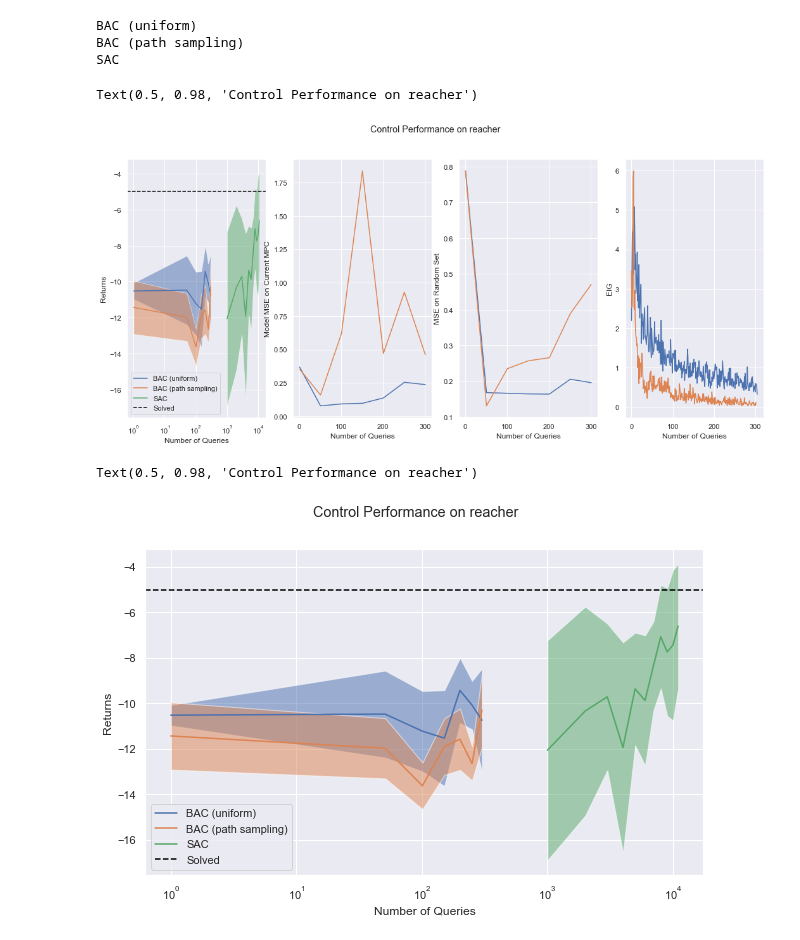
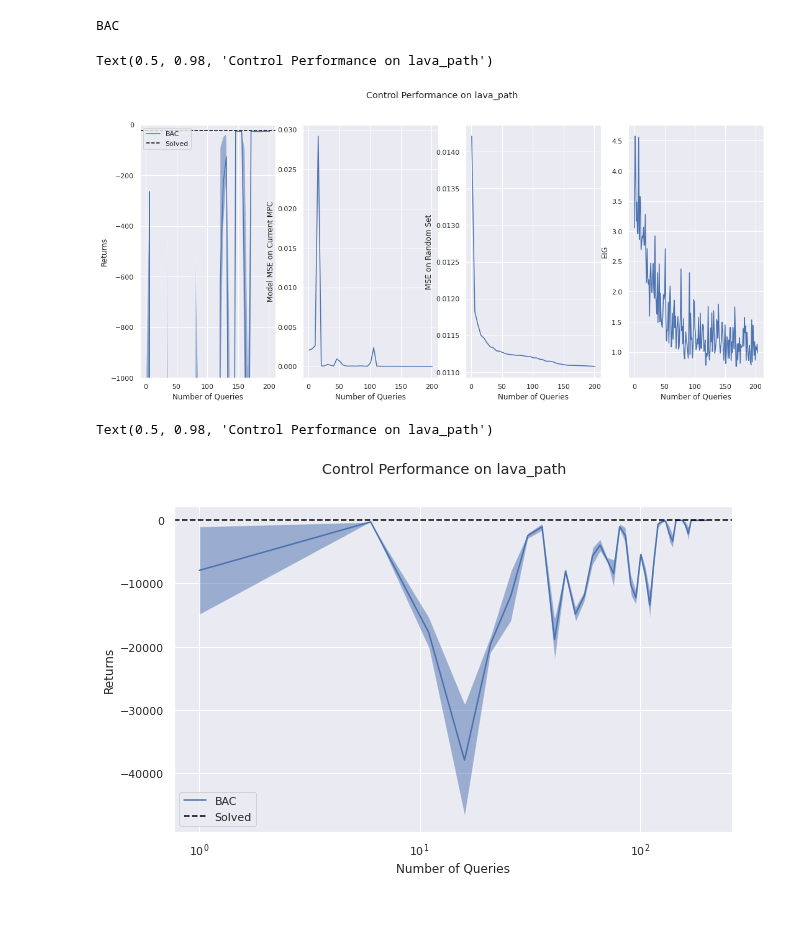
Before and after one commit to fusion-ml/trajectory-information-rl, a Jupyter notebook: notebooks/plot_returns.ipynb, the cells around one changed output. Drawn from its saved outputs; the diff is of its cells as text; code cells hidden in the pictures; blank space fills up the shorter version.

Commit message:
lava path stuff

```diff
--- a/notebooks/plot_returns.ipynb
+++ b/notebooks/plot_returns.ipynb
@@ -13,7 +13,7 @@ sns.set_theme()
 base_path = Path('../experiments')
 baseline_path = Path('../../bac-baselines/experiments')
 # %%
-env_name = 'reacher'
+env_name = 'lava_path'
 # %%
 pend_paths = {# 'BAC (seed 12)': 'random_init_12_2021-08-05/10-02-01/',
          'BAC': 'pend_norm_tele_mg_3mc_2021-08-16/21-16-21',
@@ -33,6 +33,10 @@ cartpole_paths = {
          'TD3': 'td3_cartpole_2021-08-31/16-45-53/',
          'PPO': 'cartpole_ppo_fixed_2021-08-31/extra/',
 }
+# %%
+lava_paths = {
+        'BAC': 'bac_lava_path_2021-09-08/23-22-54',
+}
 # %%
 reacher_paths = {
         'BAC (uniform)': 'bac_reacher_2021-09-01/17-14-04/',
@@ -40,9 +44,9 @@ reacher_paths = {
         'SAC': 'sac_reacher_2021-09-02/22-41-22/',
 }
 # %%
-all_paths = {"cartpole": cartpole_paths, "pendulum": pend_paths, "reacher": reacher_paths}
+all_paths = {"cartpole": cartpole_paths, "pendulum": pend_paths, "reacher": reacher_paths, 'lava_path': lava_paths}
 paths = all_paths[env_name]
-gt = {"pendulum": -200, "cartpole": -12.5, "reacher": -5}
+gt = {"pendulum": -200, "cartpole": -12.5, "reacher": -5, 'lava_path': -23}
 gt_val = gt[env_name]
 # %%
 def process_bac(data):
@@ -75,9 +79,7 @@ for key, path in paths.items():
         continue
     print(f"Data for {key} not found!")
 # %% [output]
-BAC (uniform)
-BAC (path sampling)
-SAC
+BAC
 # %%
 fig, [ax1, ax2, ax3, ax4] = plt.subplots(1, 4, figsize=(18, 7.5))
 for key, vals in data.items():
@@ -87,36 +89,38 @@ for key, vals in data.items():
     ax1.plot(ndata, rmean, label=key)
     ax1.fill_between(ndata, rmean - rstderr, rmean + rstderr, alpha=0.5)
     if 'Model MSE' in vals:
         mses = vals['Model MSE']
         ax2.plot(ndata, mses, label=key)
     elif 'Model MSE (current MPC)' in vals:
         mses = vals['Model MSE (current MPC)']
         ax2.plot(ndata, mses, label=key)
     if 'Model MSE (random test set)' in vals:
         mses = vals['Model MSE (random test set)']
         ax3.plot(ndata, mses, label=key)
     if 'Acquisition Function Value' in vals:
         acqs = vals['Acquisition Function Value']
         ax4.plot(acqs, label=key)
     else:
         ax4.plot([], label=key)
 
 
 ax1.set_xlabel('Number of Queries')
 ax1.set_ylabel('Returns')
 ax1.axhline(gt_val, color='black', linestyle='--', label='Solved')
 ax1.legend()
 ax2.set_xlabel('Number of Queries')
 ax2.set_ylabel('Model MSE on Current MPC')
 ax3.set_ylabel("MSE on Random Set")
 ax3.set_xlabel('Number of Queries')
 ax4.set_xlabel('Number of Queries')
 ax4.set_ylabel('EIG')
-ax1.set_xscale('log')
+if env_name == 'lava_path':
+    ax1.set_ylim(-1000, 0)
+# ax1.set_xscale('log')
 fig.suptitle(f"Control Performance on {env_name}")
 # %% [output]
-Text(0.5, 0.98, 'Control Performance on reacher')
+Text(0.5, 0.98, 'Control Performance on lava_path')
-[figure, old version]
+[figure, new version]
 # %%
 fig, ax = plt.subplots(figsize=(10,6))
 for key, vals in data.items():
@@ -132,5 +136,5 @@ ax.legend()
 ax.set_xscale('log')
 fig.suptitle(f"Control Performance on {env_name}")
 # %% [output]
-Text(0.5, 0.98, 'Control Performance on reacher')
+Text(0.5, 0.98, 'Control Performance on lava_path')
-[figure, old version]
+[figure, new version]
```
Also changed, not shown: 2 other files.
